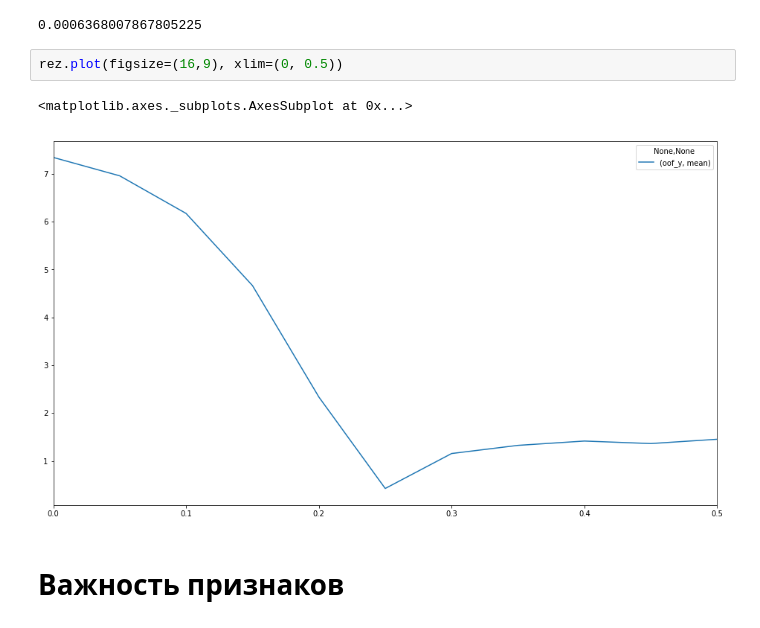
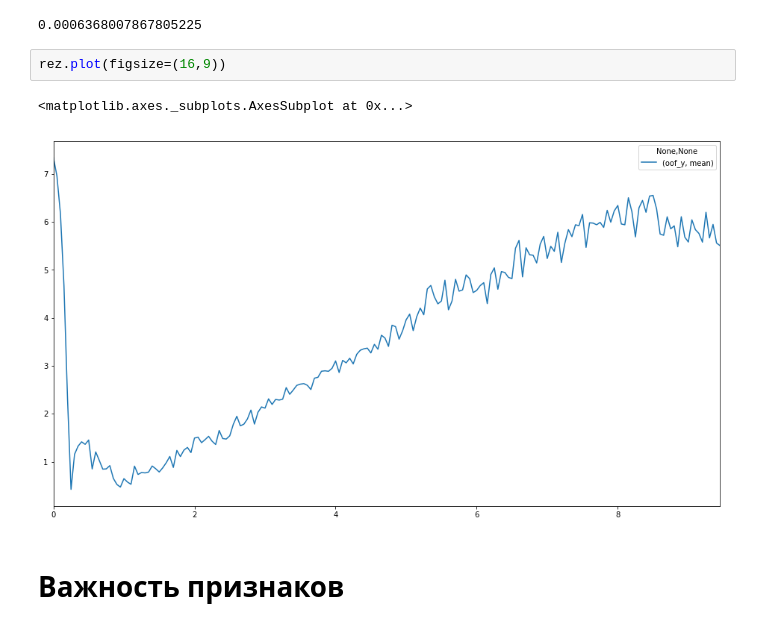
Before and after one commit to WLM1ke/LANL_Earthquake_Prediction, a Jupyter notebook: notebooks/EDA.ipynb, the cells around one changed output. Cells and saved outputs as stored; diff of their text form.

```diff
--- a/notebooks/EDA.ipynb
+++ b/notebooks/EDA.ipynb
@@ -180,10 +165,10 @@ df.oof_y.min()
 # %% [output]
 0.0006368007867805225
 # %%
-rez.plot(figsize=(16,9), xlim=(0, 0.5))
+rez.plot(figsize=(16,9))
 # %% [output]
 <matplotlib.axes._subplots.AxesSubplot at 0x...>
-[figure, old version]
+[figure, new version]
 # %% [markdown]
 # Важность признаков
 # %%
```
Also changed, not shown: parts of 31 cells of this notebook, 2 other files.
